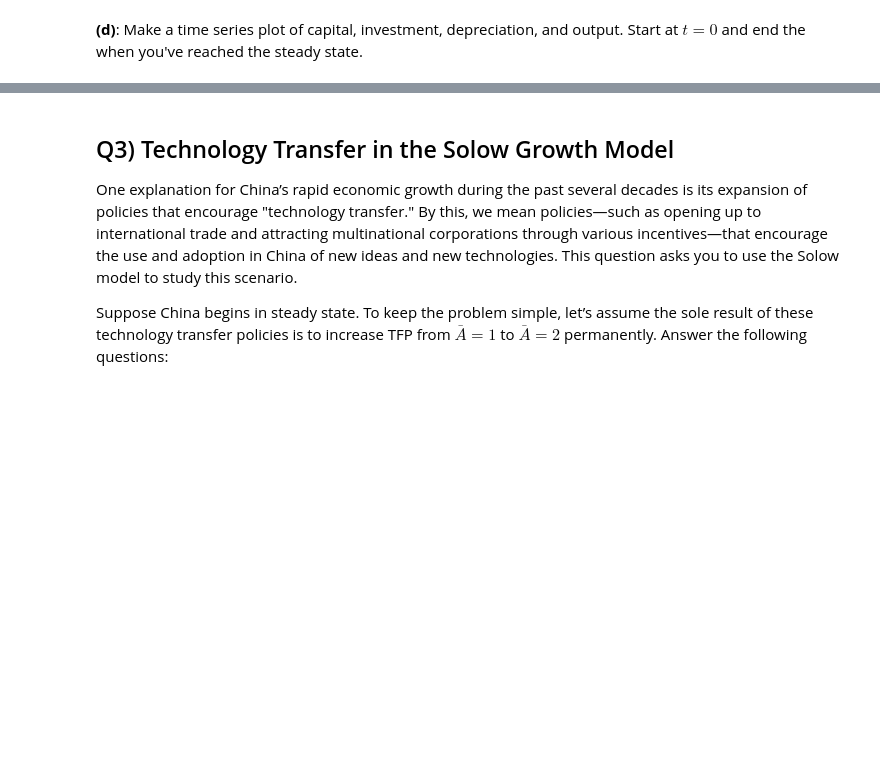
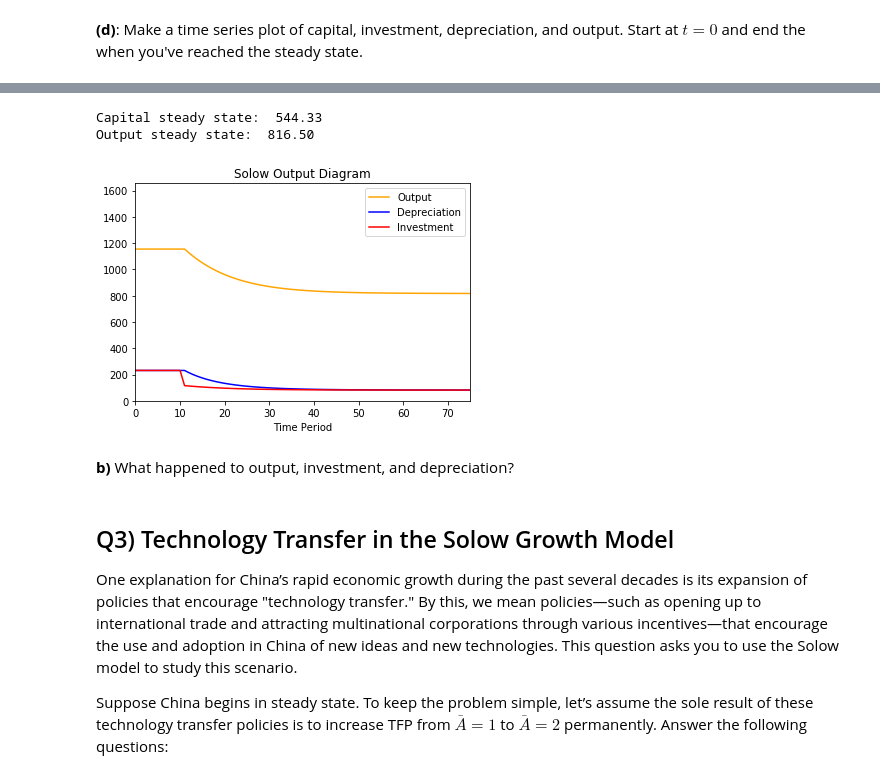
Before and after one commit to dylanjm/econ_381_development, a Jupyter notebook: solution_versions/chapter_05_solutions.ipynb, the cells around one changed output, grey strips where cells are left out. Drawn from its saved outputs; the diff is of its cells as text; code cells hidden in the pictures; blank space fills up the shorter version.

```diff
--- a/solution_versions/chapter_05_solutions.ipynb
+++ b/solution_versions/chapter_05_solutions.ipynb
@@ -229,3 +233,73 @@ All of these variables were reduced by a downward shift.
+# %%
+# Define exogenous variables and parameters
+
+K_0 = 100
+L = 1000
+A = 1
+d = 0.15
+s = .20
+alpha = 1/3
+
+# Find and print the steady state values for capital and output.
+    # Hint1: The python function pow() can be useful when when working with powers that have fractions
+    # Hint2: To save you time, use functions that you might called upon later.
+
+
+def K_star(L, s, d, A, alpha):
+    return L * pow((s * A) / d, 1 / (1 - alpha))
+
+def Y_star(L, s, d, A, alpha):
+    return pow(s / d, alpha / (1 - alpha)) * pow(A, 1 / (1 - alpha)) * L
+
+
+time = [0]
+capital = np.array([K_star(L, s, d, A, alpha)])
+output = np.array([Y_star(L, s, d, A, alpha)])
+investment = np.array([s * output[0]])
+depreciation = np.array([d * capital[0]])
+change_in_capital = np.array([investment[0] - depreciation[0]])
+
+
+for i in range(0, 10):
+    i += 1
+    time = np.append(time, i)
+    capital = np.append(capital, capital[i - 1] + change_in_capital[i - 1])
+    output = np.append(output, production_function(A, capital[i], L, alpha))
+    investment = np.append(investment, s * output[i])
+    depreciation = np.append(depreciation, d * capital[i])
+    change_in_capital = np.append(change_in_capital, investment[i] - depreciation[i])
+
+
+s = .1
+epsilon = 1
+
+while (abs(capital[i] - K_star(L, s, d, A, alpha))) >epsilon:
+    i += 1
+    time = np.append(time, i)
+    capital = np.append(capital, capital[i - 1] + change_in_capital[i - 1])
+    output = np.append(output, production_function(A, capital[i], L, alpha))
+    investment = np.append(investment, s * output[i])
+    depreciation = np.append(depreciation, d * capital[i])
+    change_in_capital = np.append(change_in_capital, investment[i] - depreciation[i])
+
+print('Capital steady state: ', '{:,.2f}'.format(K_star(L, s, d, A, alpha)))
+print('Output steady state: ', '{:,.2f}'.format(Y_star(L, s, d, A, alpha)))
+
+plt.plot(time, output, 'orange', label = 'Output')
+plt.plot(time, depreciation, 'blue', label = 'Depreciation')
+plt.plot(time, investment, 'red', label = 'Investment')
+plt.title('Solow Output Diagram')
+plt.xlabel('Time Period')
+plt.ylim(0, np.max(output)+500)
+plt.xlim(0, i)
+plt.legend()
+plt.show()
+# %% [output]
+Capital steady state:  544.33
+Output steady state:  816.50
+[figure, added]
+# %% [markdown]
+__b)__ What happened to output, investment, and depreciation?
 # %% [markdown]
 ## Q3) Technology Transfer in the Solow Growth Model
 
```
Also changed, not shown: parts of 9 cells of this notebook.
